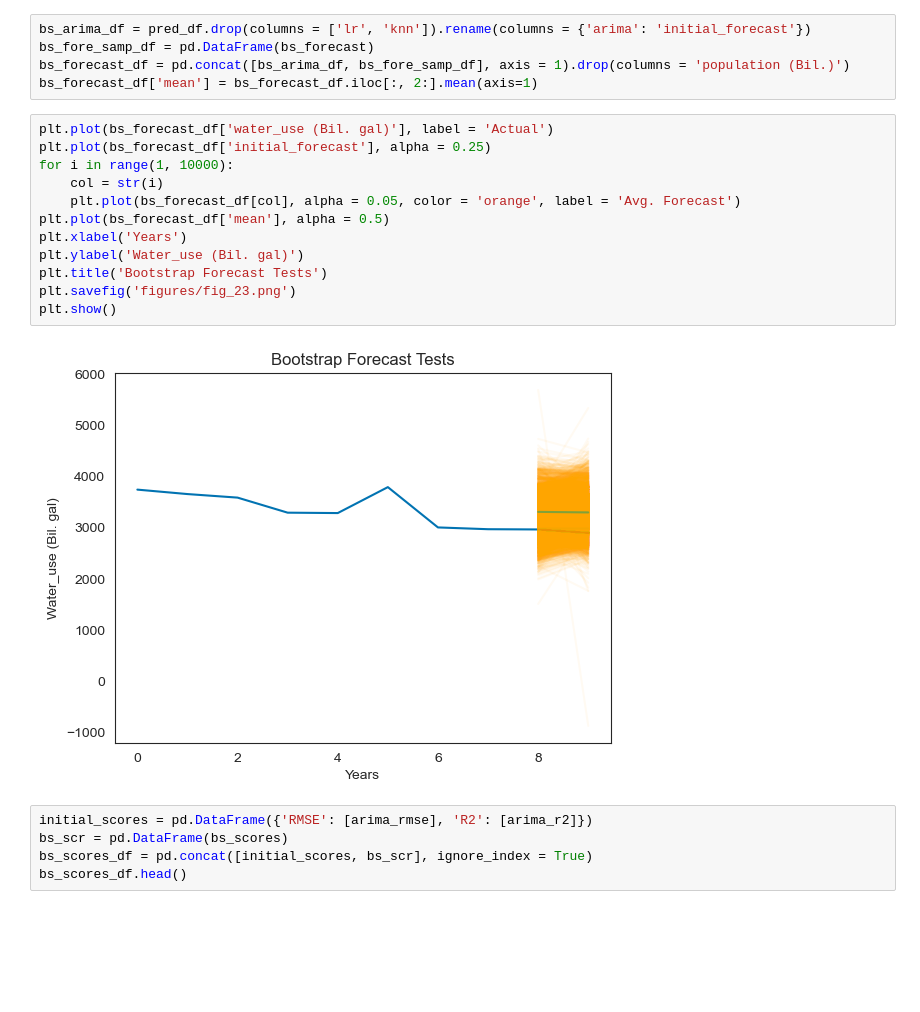
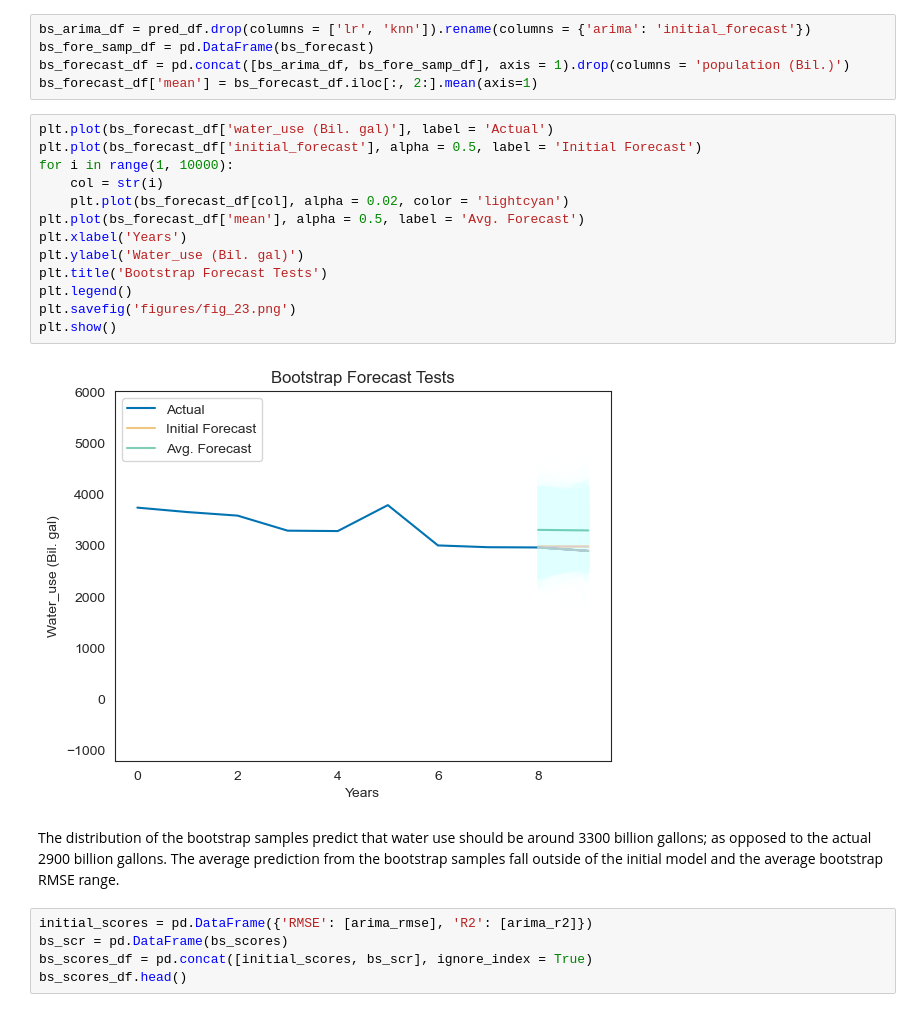
Before and after one commit to jpjavier23/michigan_water_use, a Jupyter notebook: michigan_water_use.ipynb, the cells around one changed output. Drawn from its saved outputs; the diff is of its cells as text; blank space fills up the shorter version.

```diff
--- a/michigan_water_use.ipynb
+++ b/michigan_water_use.ipynb
@@ -1578,18 +1619,21 @@ bs_forecast_df = pd.concat([bs_arima_df, bs_fore_samp_df], axis = 1).drop(column
 bs_forecast_df['mean'] = bs_forecast_df.iloc[:, 2:].mean(axis=1)
 # %%
 plt.plot(bs_forecast_df['water_use (Bil. gal)'], label = 'Actual')
-plt.plot(bs_forecast_df['initial_forecast'], alpha = 0.25)
+plt.plot(bs_forecast_df['initial_forecast'], alpha = 0.5, label = 'Initial Forecast')
 for i in range(1, 10000):
     col = str(i)
-    plt.plot(bs_forecast_df[col], alpha = 0.05, color = 'orange', label = 'Avg. Forecast')
-plt.plot(bs_forecast_df['mean'], alpha = 0.5)
+    plt.plot(bs_forecast_df[col], alpha = 0.02, color = 'lightcyan')
+plt.plot(bs_forecast_df['mean'], alpha = 0.5, label = 'Avg. Forecast')
 plt.xlabel('Years')
 plt.ylabel('Water_use (Bil. gal)')
 plt.title('Bootstrap Forecast Tests')
+plt.legend()
 plt.savefig('figures/fig_23.png')
 plt.show()
 # %% [output]
-[figure, old version]
+[figure, new version]
+# %% [markdown]
+The distribution of the bootstrap samples predict that water use should be around 3300 billion gallons; as opposed to the actual 2900 billion gallons. The average prediction from the bootstrap samples fall outside of the initial model and the average bootstrap RMSE range.
 # %%
 initial_scores = pd.DataFrame({'RMSE': [arima_rmse], 'R2': [arima_r2]})
 bs_scr = pd.DataFrame(bs_scores)
```
Also changed, not shown: parts of 23 cells of this notebook, 1 other file.
